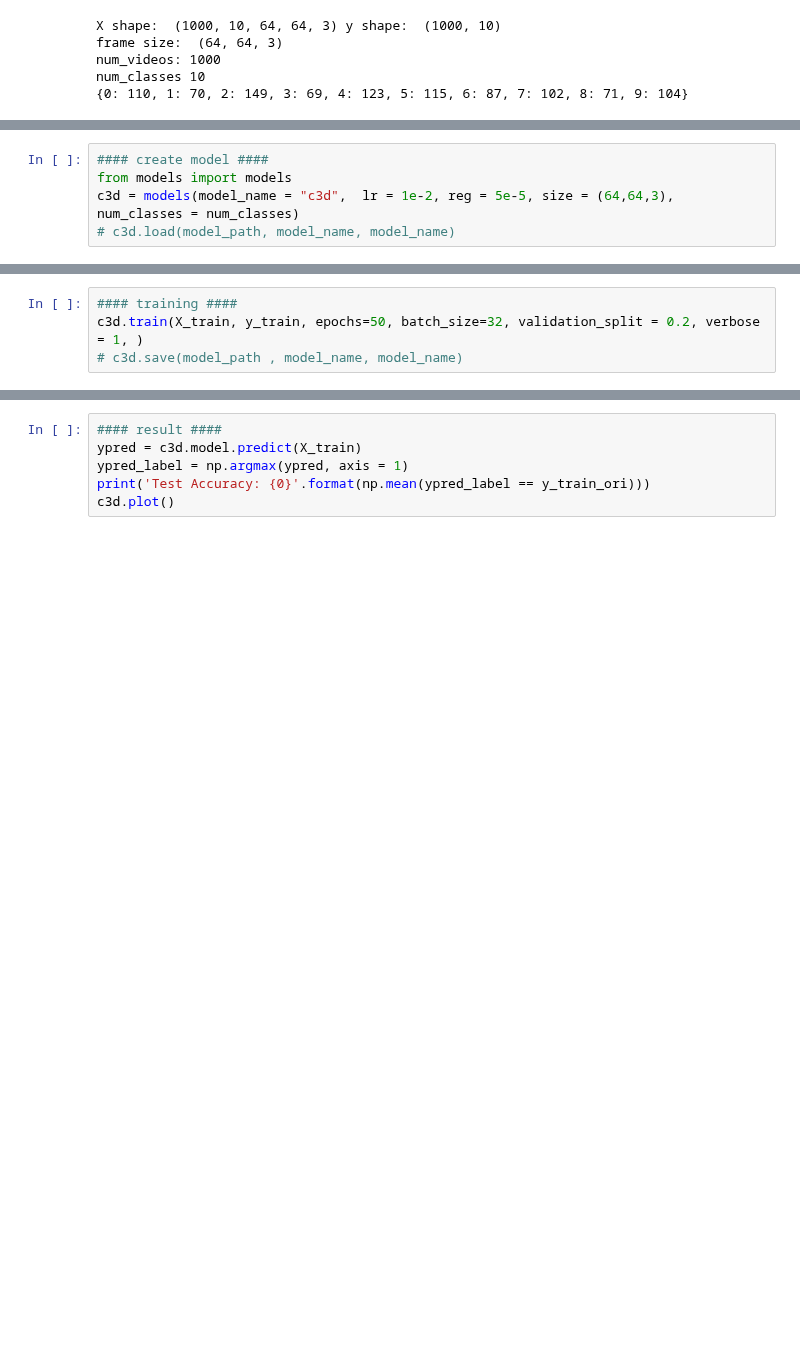
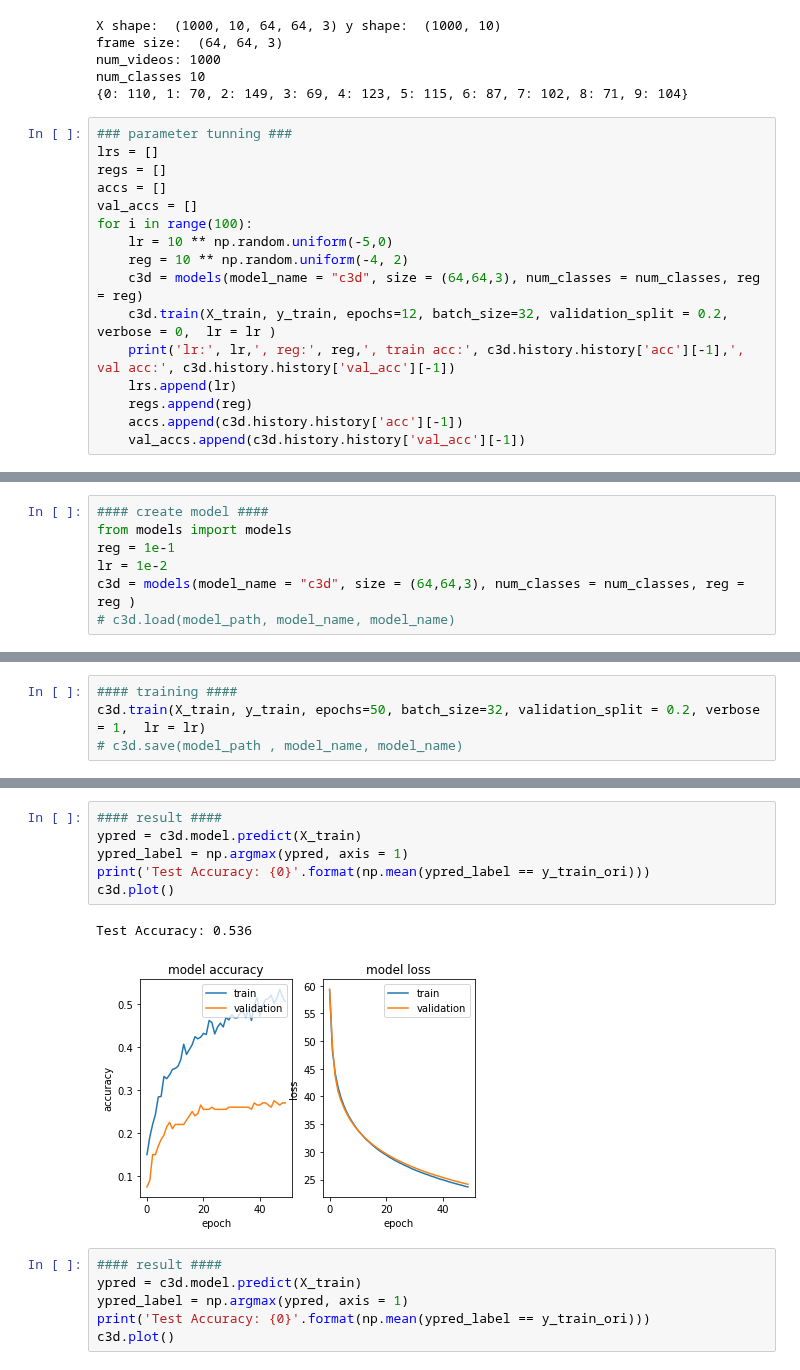
Before and after one commit to jiajuns/cs231n_project, a Jupyter notebook: c3d.ipynb, the cells around one changed output, grey strips where cells are left out. Cells and saved outputs as stored; diff of their text form; blank space fills up the shorter version.

Commit message:
tunning

```diff
--- a/c3d.ipynb
+++ b/c3d.ipynb
@@ -51,3 +53,19 @@ frame size:  (64, 64, 3)
 num_videos: 1000
 num_classes 10
 {0: 110, 1: 70, 2: 149, 3: 69, 4: 123, 5: 115, 6: 87, 7: 102, 8: 71, 9: 104}
+# %%
+### parameter tunning ###
+lrs = []
+regs = []
+accs = []
+val_accs = []
+for i in range(100):
+    lr = 10 ** np.random.uniform(-5,0)
+    reg = 10 ** np.random.uniform(-4, 2)
+    c3d = models(model_name = "c3d", size = (64,64,3), num_classes = num_classes, reg = reg)
+    c3d.train(X_train, y_train, epochs=12, batch_size=32, validation_split = 0.2, verbose = 0,  lr = lr )
+    print('lr:', lr,', reg:', reg,', train acc:', c3d.history.history['acc'][-1],', val acc:', c3d.history.history['val_acc'][-1])
+    lrs.append(lr)
+    regs.append(reg)
+    accs.append(c3d.history.history['acc'][-1])
+    val_accs.append(c3d.history.history['val_acc'][-1])
@@ -54,5 +90,7 @@ num_classes 10
 # %%
 #### create model ####
 from models import models
-c3d = models(model_name = "c3d",  lr = 1e-2, reg = 5e-5, size = (64,64,3), num_classes = num_classes)
+reg = 1e-1
+lr = 1e-2
+c3d = models(model_name = "c3d", size = (64,64,3), num_classes = num_classes, reg = reg )
 # c3d.load(model_path, model_name, model_name)
@@ -67,6 +97,6 @@ c3d = models(model_name = "c3d",  lr = 1e-2, reg = 5e-5, size = (64,64,3), num_c
 # %%
 #### training ####
-c3d.train(X_train, y_train, epochs=50, batch_size=32, validation_split = 0.2, verbose = 1, )
+c3d.train(X_train, y_train, epochs=50, batch_size=32, validation_split = 0.2, verbose = 1,  lr = lr)
 # c3d.save(model_path , model_name, model_name)
 # %% [output]
 Train on 800 samples, validate on 200 samples
@@ -89,3 +119,12 @@ Epoch 50/50
+# %%
+#### result ####
+ypred = c3d.model.predict(X_train)
+ypred_label = np.argmax(ypred, axis = 1)
+print('Test Accuracy: {0}'.format(np.mean(ypred_label == y_train_ori)))
+c3d.plot()
+# %% [output]
+Test Accuracy: 0.536
+[figure, added]
 # %%
 #### result ####
 ypred = c3d.model.predict(X_train)
```
Also changed, not shown: parts of 4 cells of this notebook, 2 other files.
